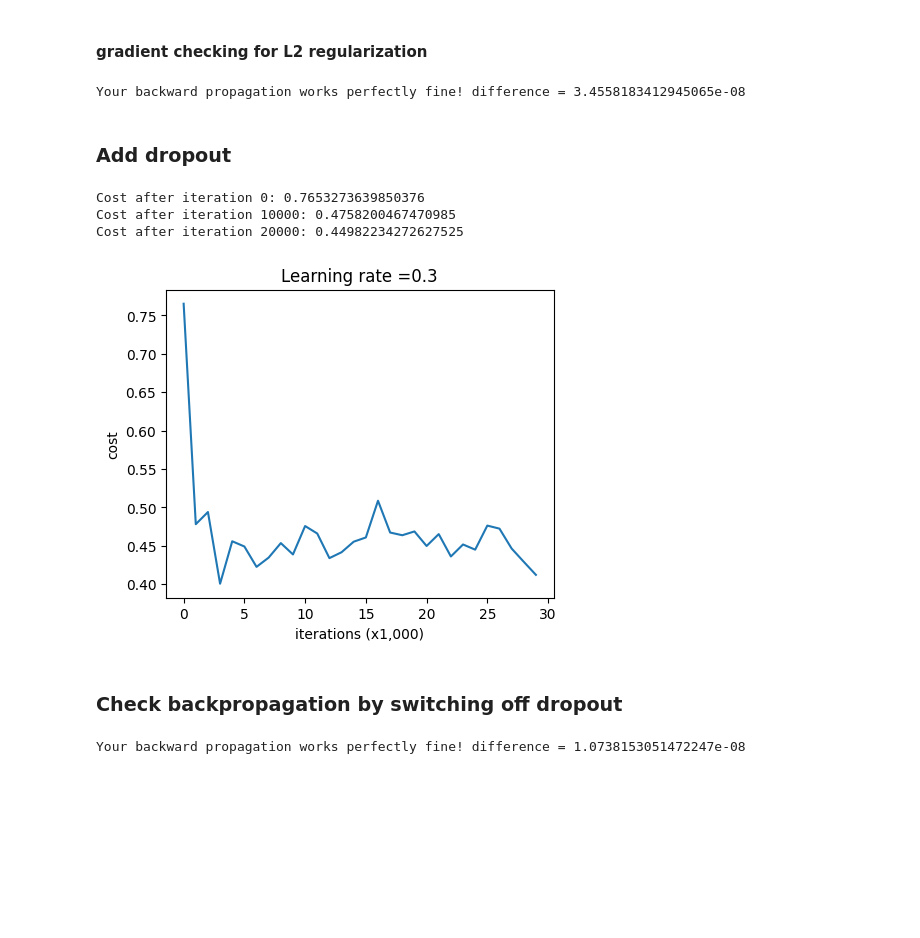
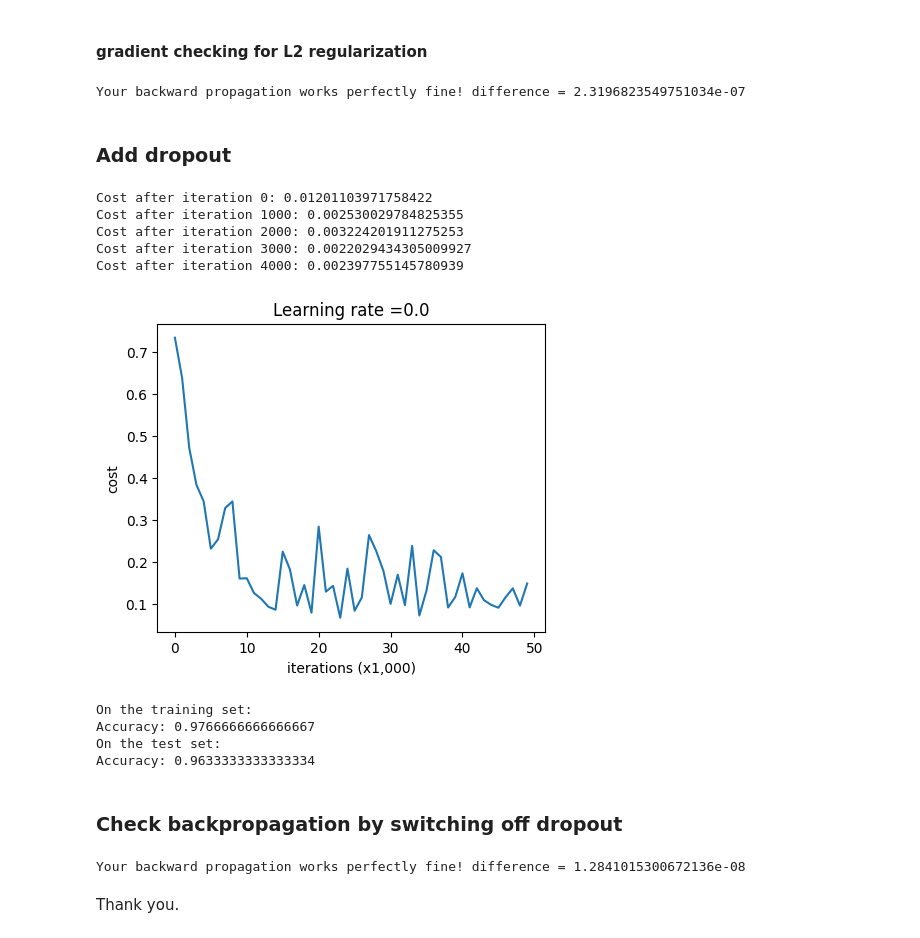
Before and after one commit to omkar-thite/nn_from_scratch_functions, a Jupyter notebook: classifier.ipynb, the cells around one changed output. Saved outputs shown, nothing was run; the diff lists cells and outputs as text; code cells hidden in the pictures; blank space fills up the shorter version.

```diff
--- a/classifier.ipynb
+++ b/classifier.ipynb
@@ -38,5 +38,5 @@ def load_dataset():
 **NN architecture: Input layer -> 5 units relu -> 2 units relu -> 1 unit sigmoid.**
 # %%
 # Define neurons per layer
-layers_dims = [train_X.shape[0], 5, 2, 1]
+layers_dims = [train_X.shape[0], 15, 10, 1]
 # %%
@@ -109,22 +113,34 @@ Tune lambd to initialized weights. (try different values for best performance).
 difference = gradient_checking(train_X, train_Y,
                                l2_parameters,
                                forward_propagation,
-                               partial(L2_backpropagation, lambd=0.05),
-                               backprop_args={'lambd': 0.05},
+                               partial(L2_backpropagation, lambd=0.1),
+                               backprop_args={'lambd': 0.1},
                                cost_function= 'l2_cost',
-                               cost_args = {'lambd': 0.05}
+                               cost_args = {'lambd': 0.1}
                             )
 # %% [output]
-Your backward propagation works perfectly fine! difference = 3.4558183412945065e-08
+Your backward propagation works perfectly fine! difference = 2.3196823549751034e-07
 # %% [markdown]
 ### Add dropout
 # %%
-d_parameters, d_grads, costs = model(train_X, train_Y, layers_dims, keep_prob=0.8)
+d_parameters, d_grads, costs = model(train_X, train_Y, layers_dims, learning_rate=0.001, keep_prob=0.9)
 # %% [output]
-Cost after iteration 0: 0.7653273639850376
-Cost after iteration 10000: 0.4758200467470985
-Cost after iteration 20000: 0.44982234272627525
+Cost after iteration 0: 0.01201103971758422
+Cost after iteration 1000: 0.002530029784825355
+Cost after iteration 2000: 0.003224201911275253
+Cost after iteration 3000: 0.0022029434305009927
+Cost after iteration 4000: 0.002397755145780939
-[figure, old version]
+[figure, new version]
+# %%
+print ("On the training set:")
+predictions_train = predict(train_X, train_Y, d_parameters, forward_propagation)
+print ("On the test set:")
+predictions_test = predict(test_X, test_Y, d_parameters, forward_propagation)
+# %% [output]
+On the training set:
+Accuracy: 0.9766666666666667
+On the test set:
+Accuracy: 0.9633333333333334
 # %% [markdown]
 ### Check backpropagation by switching off dropout
 # %%
@@ -132,9 +148,11 @@ difference = gradient_checking(train_X, train_Y,
                                d_parameters,
                                forward_propagation,
                                backward_propagation,
-                               forwardprop_args={'keep_prob':0.0},
-                            backprop_args = {'keep_prob':0.0},
+                               forwardprop_args={'keep_prob':1.0},
+                            backprop_args = {'keep_prob':1.0},
                                cost_function= 'crossentropy_cost',
                               )
 # %% [output]
-Your backward propagation works perfectly fine! difference = 1.0738153051472247e-08
+Your backward propagation works perfectly fine! difference = 1.2841015300672136e-08
+# %% [markdown]
+Thank you.
```
Also changed, not shown: parts of 8 cells of this notebook.
